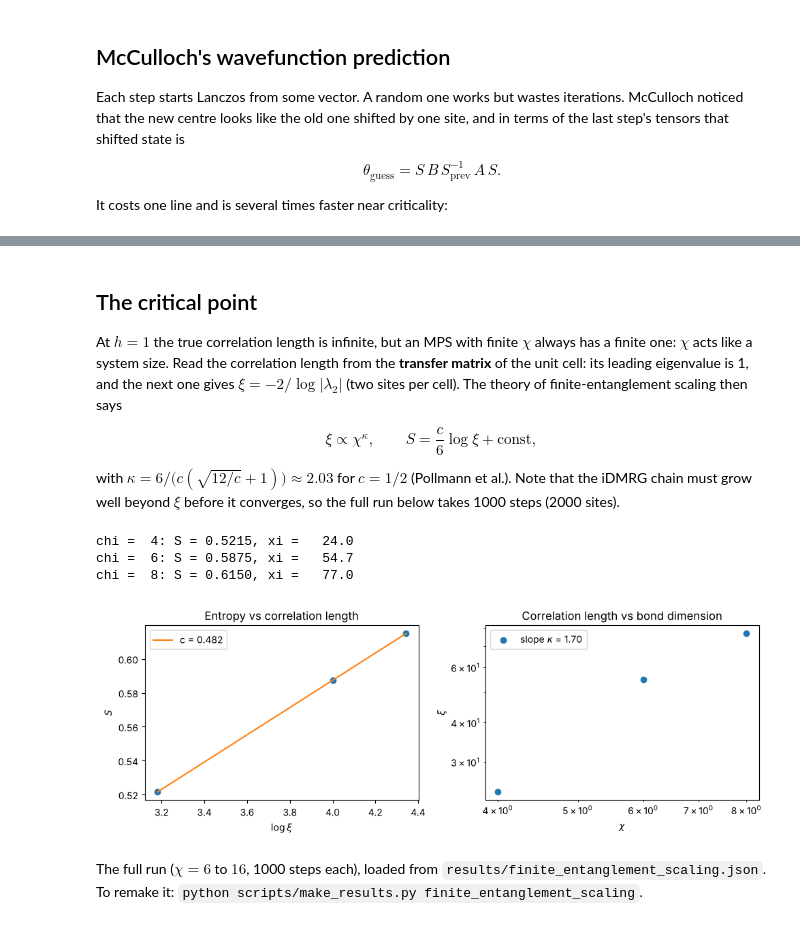
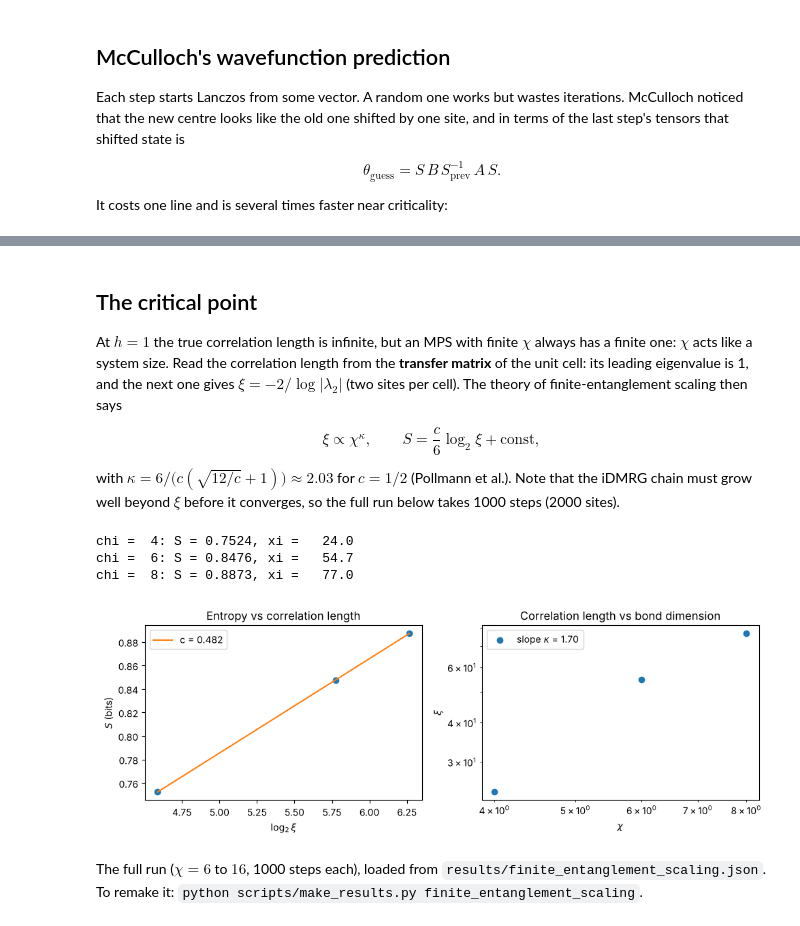
Before and after one commit to liukeLyu/dmrg-from-scratch, a Jupyter notebook: examples/04_idmrg.ipynb, the cells around one changed output, grey strips where cells are left out. Drawn from its saved outputs; the diff is of its cells as text; code cells hidden in the pictures.

```diff
--- a/examples/04_idmrg.ipynb
+++ b/examples/04_idmrg.ipynb
@@ -84,38 +84,38 @@ predict = True :   1.0 s, e = -1.2732361444
 
 At $h = 1$ the true correlation length is infinite, but an MPS with finite $\chi$ always has a finite one: $\chi$ acts like a system size. Read the correlation length from the **transfer matrix** of the unit cell: its leading eigenvalue is 1, and the next one gives $\xi = -2/\log|\lambda_2|$ (two sites per cell). The theory of finite-entanglement scaling then says
 
-$$\xi \propto \chi^{\kappa}, \qquad S = \frac{c}{6}\log\xi + \text{const},$$
+$$\xi \propto \chi^{\kappa}, \qquad S = \frac{c}{6}\log_2\xi + \text{const},$$
 
 with $\kappa = 6/\big(c(\sqrt{12/c}+1)\big) \approx 2.03$ for $c = 1/2$ (Pollmann et al.). Note that the iDMRG chain must grow well beyond $\xi$ before it converges, so the full run below takes 1000 steps (2000 sites).
 # %%
 def plot_scaling(chis, S, xi):
-    c = 6 * np.polyfit(np.log(xi), S, 1)[0]
+    c = 6 * np.polyfit(np.log2(xi), S, 1)[0]
     kappa = np.polyfit(np.log(chis), np.log(xi), 1)[0]
     fig, ax = plt.subplots(1, 2, figsize=(10, 3.6))
-    ax[0].plot(np.log(xi), S, "o")
-    ax[0].plot(np.log(xi), c / 6 * np.log(xi) + np.polyfit(np.log(xi), S, 1)[1], "-", label=f"c = {c:.3f}")
-    ax[0].set(xlabel=r"$\log\xi$", ylabel="$S$", title="Entropy vs correlation length")
+    ax[0].plot(np.log2(xi), S, "o")
+    ax[0].plot(np.log2(xi), c / 6 * np.log2(xi) + np.polyfit(np.log2(xi), S, 1)[1], "-", label=f"c = {c:.3f}")
+    ax[0].set(xlabel=r"$\log_2\xi$", ylabel="$S$ (bits)", title="Entropy vs correlation length")
     ax[0].legend()
     ax[1].loglog(chis, xi, "o", label=f"slope $\\kappa$ = {kappa:.2f}")
     ax[1].set(xlabel=r"$\chi$", ylabel=r"$\xi$", title="Correlation length vs bond dimension")
     ax[1].legend()
     plt.tight_layout()
     plt.show()
 
 
 chis = [4, 6, 8]  # quick live run: small chi, so xi is short and 300 steps suffice
 S, xi = [], []
 for chi in chis:
     r = dmrg.idmrg(dmrg.tfim_bulk_tensor(1.0), chi_max=chi, n_steps=300)
     S.append(r["entropies"][-1])
     xi.append(dmrg.correlation_length(r))
     print(f"chi = {chi:2d}: S = {S[-1]:.4f}, xi = {xi[-1]:6.1f}")
 plot_scaling(chis, S, xi)
 # %% [output]
-chi =  4: S = 0.5215, xi =   24.0
-chi =  6: S = 0.5875, xi =   54.7
-chi =  8: S = 0.6150, xi =   77.0
+chi =  4: S = 0.7524, xi =   24.0
+chi =  6: S = 0.8476, xi =   54.7
+chi =  8: S = 0.8873, xi =   77.0
-[figure, old version]
+[figure, new version]
 # %% [markdown]
 The full run ($\chi = 6$ to $16$, 1000 steps each), loaded from `results/finite_entanglement_scaling.json`. To remake it: `python scripts/make_results.py finite_entanglement_scaling`.
 # %%
```
Also changed, not shown: parts of 4 cells of this notebook, 14 other files.
